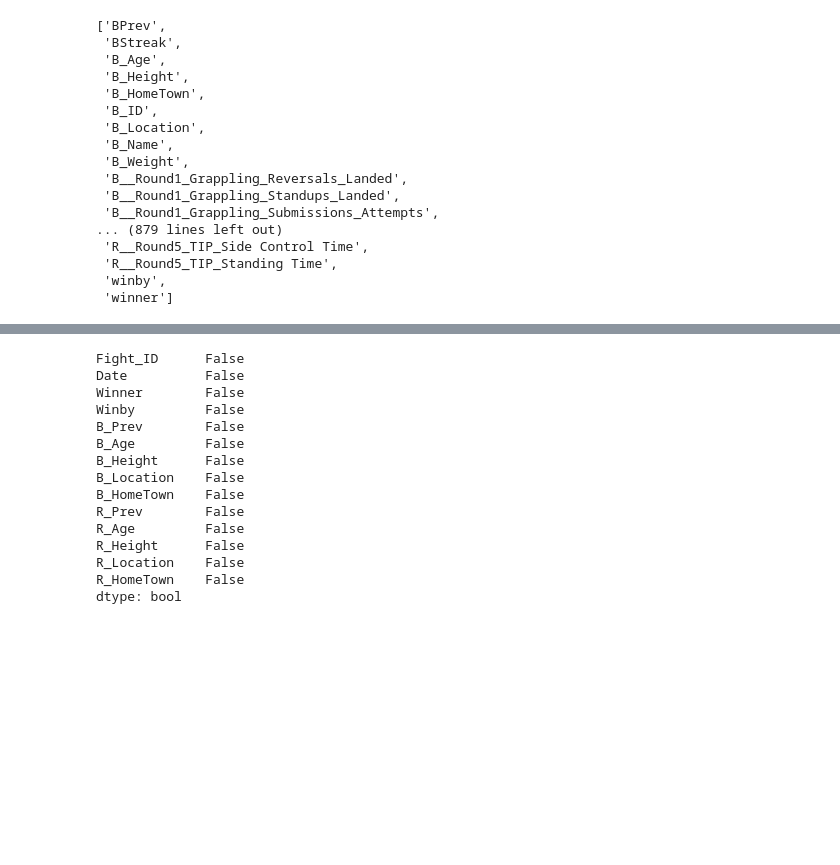
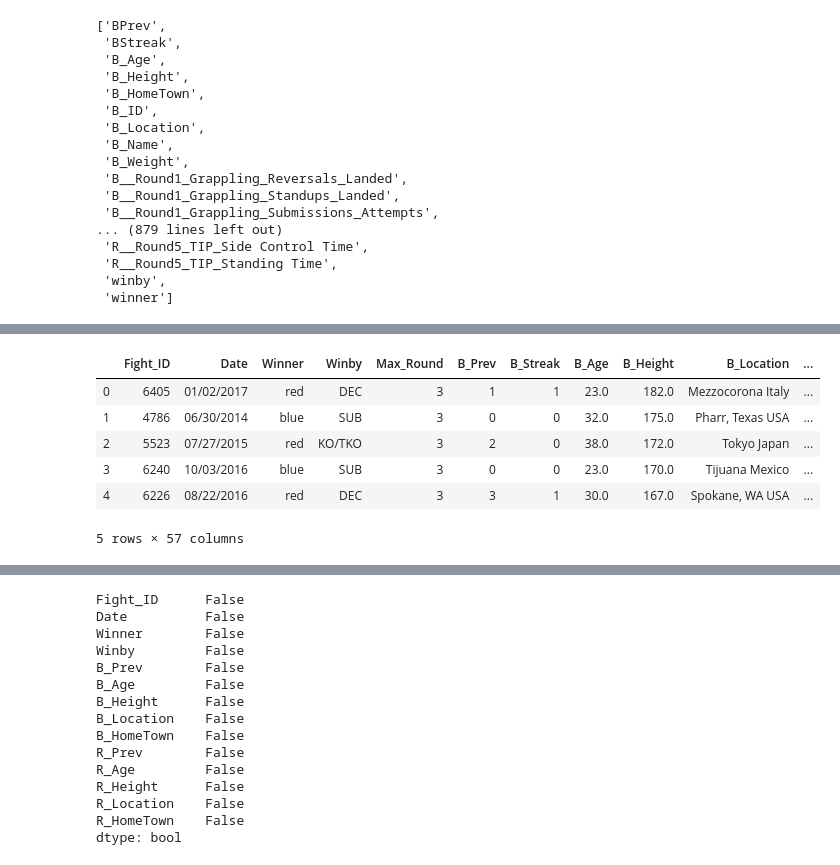
Before and after one commit to aliciavzarco/Python-1-UFC, a Jupyter notebook: UFC Fights.ipynb, the cells around one changed output, grey strips where cells are left out. Saved outputs shown, nothing was run; the diff lists cells and outputs as text; code cells hidden in the pictures; blank space fills up the shorter version.

```diff
--- a/UFC Fights.ipynb
+++ b/UFC Fights.ipynb
@@ -76,13 +54,0 @@ Observando el nombre de las columnas, seleccionamos aquellas que nos parezcan m
-# %%
-#Seleccionamos las columnas relevantes
-ufc = ufc[['Fight_ID', 'Date', 'winner', 'winby', 'BPrev', 'B_Age',
-           'B_Height', 'B_Location', 'B_HomeTown','RPrev', 'R_Age',
-           'R_Height','R_Location', 'R_HomeTown']]
-
-#Cambiamos el nombre de algunas columnas, para que todas sigan un formato parecido y sea más fácil su manejo
-ufc2 = ufc.rename( columns={'winner':'Winner',
-                           'winby':'Winby',
-                           'BPrev':'B_Prev',
-                           'RPrev':'R_Prev'})
-
-ufc2.head()
@@ -96,3 +74,67 @@ ufc2.head()
+# %%
+#Seleccionamos las columnas relevantes
+ufc2 = ufc['Fight_ID', 'Date', 'winner', 'winby', 'Max_round',
+           'BPrev', 'BStreak', 'B_Age', 'B_Height', 'B_Location', 'B_HomeTown',
+           'B__Round1_Strikes_Clinch Body Strikes_Landed','B__Round1_Strikes_Clinch Head Strikes_Landed',
+           'B__Round1_Strikes_Distance Body Kicks_Landed', 'B__Round1_Strikes_Distance Head Strikes_Landed',
+           'B__Round2_Strikes_Clinch Body Strikes_Landed','B__Round2_Strikes_Clinch Head Strikes_Landed',
+           'B__Round2_Strikes_Distance Body Kicks_Landed', 'B__Round2_Strikes_Distance Head Strikes_Landed',
+           'B__Round3_Strikes_Clinch Body Strikes_Landed','B__Round3_Strikes_Clinch Head Strikes_Landed',
+           'B__Round3_Strikes_Distance Body Kicks_Landed', 'B__Round3_Strikes_Distance Head Strikes_Landed',
+           'B__Round4_Strikes_Clinch Body Strikes_Landed','B__Round4_Strikes_Clinch Head Strikes_Landed',
+           'B__Round4_Strikes_Distance Body Kicks_Landed', 'B__Round4_Strikes_Distance Head Strikes_Landed',
+           'B__Round5_Strikes_Clinch Body Strikes_Landed','B__Round5_Strikes_Clinch Head Strikes_Landed',
+           'B__Round5_Strikes_Distance Body Kicks_Landed', 'B__Round5_Strikes_Distance Head Strikes_Landed',
+           'RPrev', 'RStreak', 'R_Age','R_Height','R_Location', 'R_HomeTown',
+           'R__Round1_Strikes_Clinch Body Strikes_Landed','R__Round1_Strikes_Clinch Head Strikes_Landed',
+           'R__Round1_Strikes_Distance Body Kicks_Landed', 'R__Round1_Strikes_Distance Head Strikes_Landed',
+           'R__Round2_Strikes_Clinch Body Strikes_Landed','R__Round2_Strikes_Clinch Head Strikes_Landed',
+           'R__Round2_Strikes_Distance Body Kicks_Landed', 'R__Round2_Strikes_Distance Head Strikes_Landed',
+           'R__Round3_Strikes_Clinch Body Strikes_Landed','R__Round3_Strikes_Clinch Head Strikes_Landed',
+           'R__Round3_Strikes_Distance Body Kicks_Landed', 'R__Round3_Strikes_Distance Head Strikes_Landed',
+           'R__Round4_Strikes_Clinch Body Strikes_Landed','R__Round4_Strikes_Clinch Head Strikes_Landed',
+           'R__Round4_Strikes_Distance Body Kicks_Landed', 'R__Round4_Strikes_Distance Head Strikes_Landed',
+           'R__Round5_Strikes_Clinch Body Strikes_Landed','R__Round5_Strikes_Clinch Head Strikes_Landed',
+           'R__Round5_Strikes_Distance Body Kicks_Landed', 'R__Round5_Strikes_Distance Head Strikes_Landed'
+          ]
+
+#Cambiamos el nombre de LAS columnas, para que todas sigan un formato parecido y sea más fácil su manejo
+
+ufc2.columns = ['Fight_ID', 'Date', 'Winner', 'Winby', 'Max_Round',
+                'B_Prev', 'B_Streak', 'B_Age', 'B_Height', 'B_Location', 'B_HomeTown',
+                'B_Round1_Strikes_Clinch_Body','B_Round1_Strikes_Clinch_Head',
+                'B_Round1_Strikes_Distance_Body', 'B_Round1_Strikes_Distance_Head',
+                'B_Round2_Strikes_Clinch_Body','B_Round2_Strikes_Clinch_Head',
+                'B_Round2_Strikes_Distance_Body', 'B_Round2_Strikes_Distance_Head',
+                'B_Round3_Strikes_Clinch_Body','B_Round3_Strikes_Clinch_Head',
+                'B_Round3_Strikes_Distance_Body', 'B_Round3_Strikes_Distance_Head',
+                'B_Round4_Strikes_Clinch_Body','B_Round4_Strikes_Clinch_Head',
+                'B_Round4_Strikes_Distance_Body', 'B_Round4_Strikes_Distance_Head',
+                'B_Round5_Strikes_Clinch_Body','B_Round5_Strikes_Clinch_Head',
+                'B_Round5_Strikes_Distance_Body', 'B_Round5_Strikes_Distance_Head',
+                'R_Prev', 'R_Streak', 'R_Age', 'R_Height', 'R_Location', 'R_HomeTown',
+                'R_Round1_Strikes_Clinch_Body','R_Round1_Strikes_Clinch_Head',
+                'R_Round1_Strikes_Distance_Body', 'R_Round1_Strikes_Distance_Head',
+                'R_Round2_Strikes_Clinch_Body','R_Round2_Strikes_Clinch_Head',
+                'R_Round2_Strikes_Distance_Body', 'R_Round2_Strikes_Distance_Head',
+                'R_Round3_Strikes_Clinch_Body','R_Round3_Strikes_Clinch_Head',
+                'R_Round3_Strikes_Distance_Body', 'R_Round3_Strikes_Distance_Head',
+                'R_Round4_Strikes_Clinch_Body','R_Round4_Strikes_Clinch_Head',
+                'R_Round4_Strikes_Distance_Body', 'R_Round4_Strikes_Distance_Head',
+                'R_Round5_Strikes_Clinch_Body','R_Round5_Strikes_Clinch_Head',
+                'R_Round5_Strikes_Distance_Body', 'R_Round5_Strikes_Distance_Head'
+           ]
+
+
+ufc2.head()
+# %% [output]
+|  | Fight_ID | Date | Winner | Winby | Max_Round | B_Prev | B_Streak | B_Age | B_Height | B_Location | ... |
+| 0 | 6405 | 01/02/2017 | red | DEC | 3 | 1 | 1 | 23.0 | 182.0 | Mezzocorona Italy | ... |
+| 1 | 4786 | 06/30/2014 | blue | SUB | 3 | 0 | 0 | 32.0 | 175.0 | Pharr, Texas USA | ... |
+| 2 | 5523 | 07/27/2015 | red | KO/TKO | 3 | 2 | 0 | 38.0 | 172.0 | Tokyo Japan | ... |
+| 3 | 6240 | 10/03/2016 | blue | SUB | 3 | 0 | 0 | 23.0 | 170.0 | Tijuana Mexico | ... |
+| 4 | 6226 | 08/22/2016 | red | DEC | 3 | 3 | 1 | 30.0 | 167.0 | Spokane, WA USA | ... |
+5 rows × 57 columns
 # %%
 #Es importante saber si existen valores nulos en el dataset
 ufc2.isnull().any()
```
Also changed, not shown: parts of 6 cells of this notebook.
